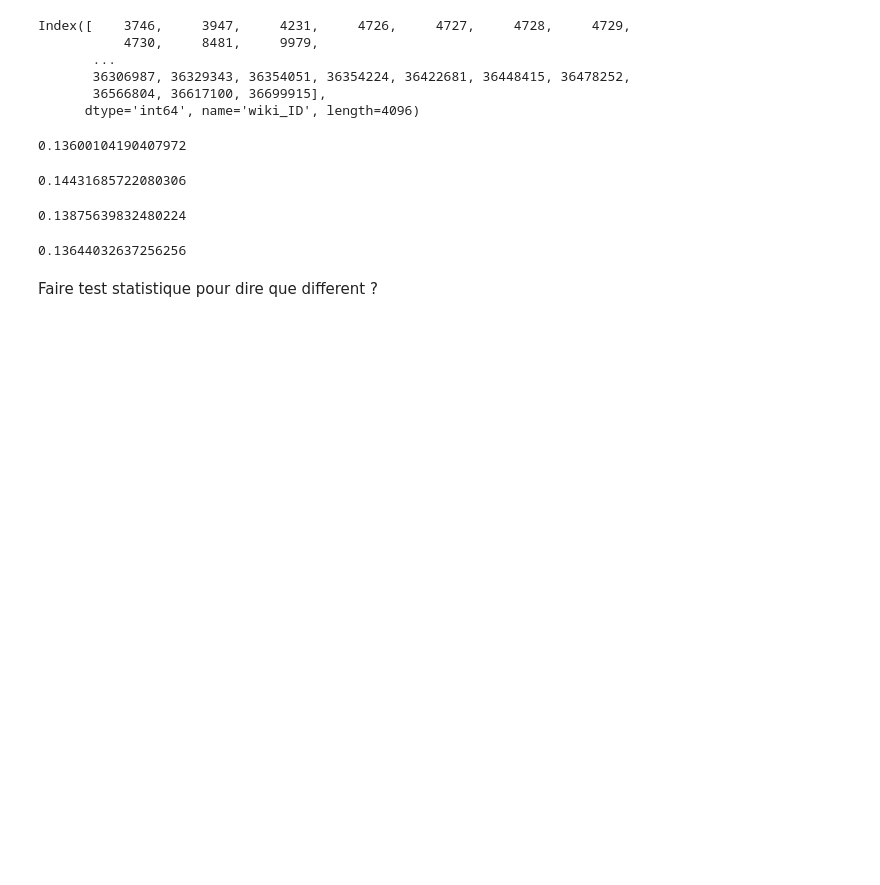
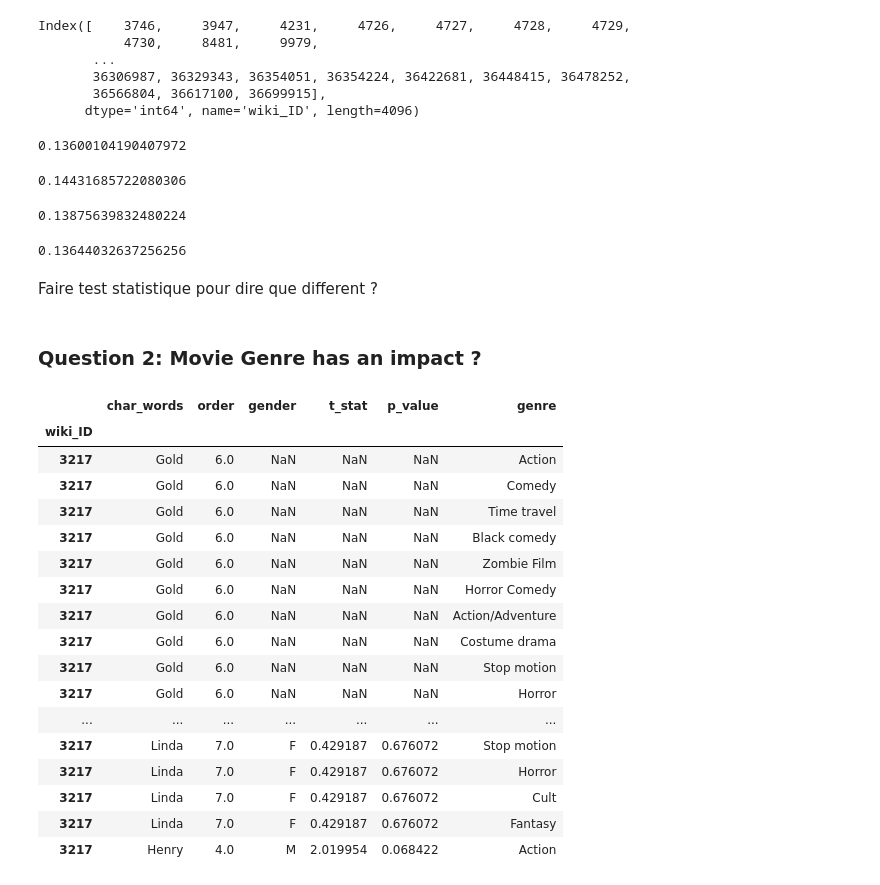
Before and after one commit to epfl-ada/ada-2023-project-abadakor, a Jupyter notebook: parallel_questions.ipynb, the cells around one changed output. Cells and saved outputs as stored; diff of their text form; code cells hidden in the pictures; blank space fills up the shorter version.

```diff
--- a/parallel_questions.ipynb
+++ b/parallel_questions.ipynb
@@ -165,0 +209,26 @@ Faire test statistique pour dire que different ?
+# %% [markdown]
+### Question 2: Movie Genre has an impact ?
+# %%
+# First, aggregate dataframe with p_value table with dataframe containing movie genre
+# Outer merge required in order to obtain for each name of each film, all the possible genre it can be associated to
+movie_genre_aggregate_df = name_by_movie_df.merge(movie_genres_df, how='outer', left_on='wiki_ID', right_on='wiki_ID')
+movie_genre_aggregate_df.head(25)
+# %% [output]
+|  | char_words | order | gender | t_stat | p_value | genre |
+| wiki_ID |  |  |  |  |  |  |
+| 3217 | Gold | 6.0 | NaN | NaN | NaN | Action |
+| 3217 | Gold | 6.0 | NaN | NaN | NaN | Comedy |
+| 3217 | Gold | 6.0 | NaN | NaN | NaN | Time travel |
+| 3217 | Gold | 6.0 | NaN | NaN | NaN | Black comedy |
+| 3217 | Gold | 6.0 | NaN | NaN | NaN | Zombie Film |
+| 3217 | Gold | 6.0 | NaN | NaN | NaN | Horror Comedy |
+| 3217 | Gold | 6.0 | NaN | NaN | NaN | Action/Adventure |
+| 3217 | Gold | 6.0 | NaN | NaN | NaN | Costume drama |
+| 3217 | Gold | 6.0 | NaN | NaN | NaN | Stop motion |
+| 3217 | Gold | 6.0 | NaN | NaN | NaN | Horror |
+| ... | ... | ... | ... | ... | ... | ... |
+| 3217 | Linda | 7.0 | F | 0.429187 | 0.676072 | Stop motion |
+| 3217 | Linda | 7.0 | F | 0.429187 | 0.676072 | Horror |
+| 3217 | Linda | 7.0 | F | 0.429187 | 0.676072 | Cult |
+| 3217 | Linda | 7.0 | F | 0.429187 | 0.676072 | Fantasy |
+| 3217 | Henry | 4.0 | M | 2.019954 | 0.068422 | Action |
```
Also changed, not shown: parts of 22 cells of this notebook.
